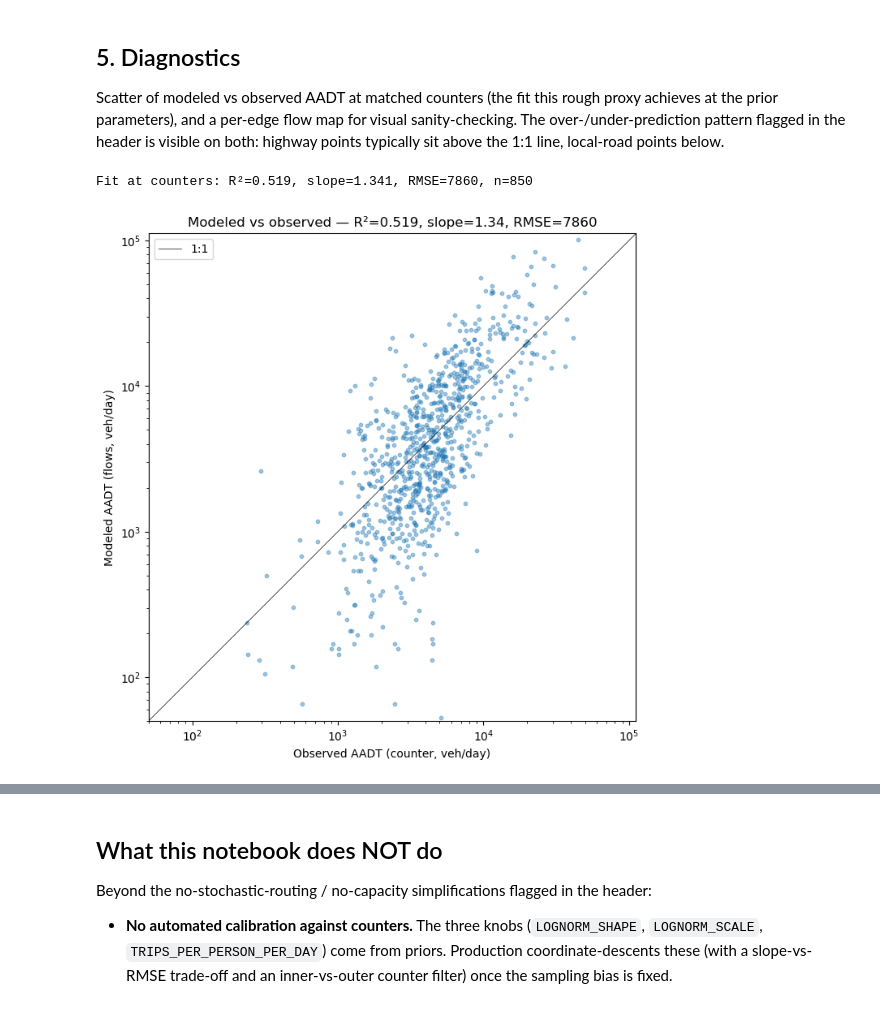
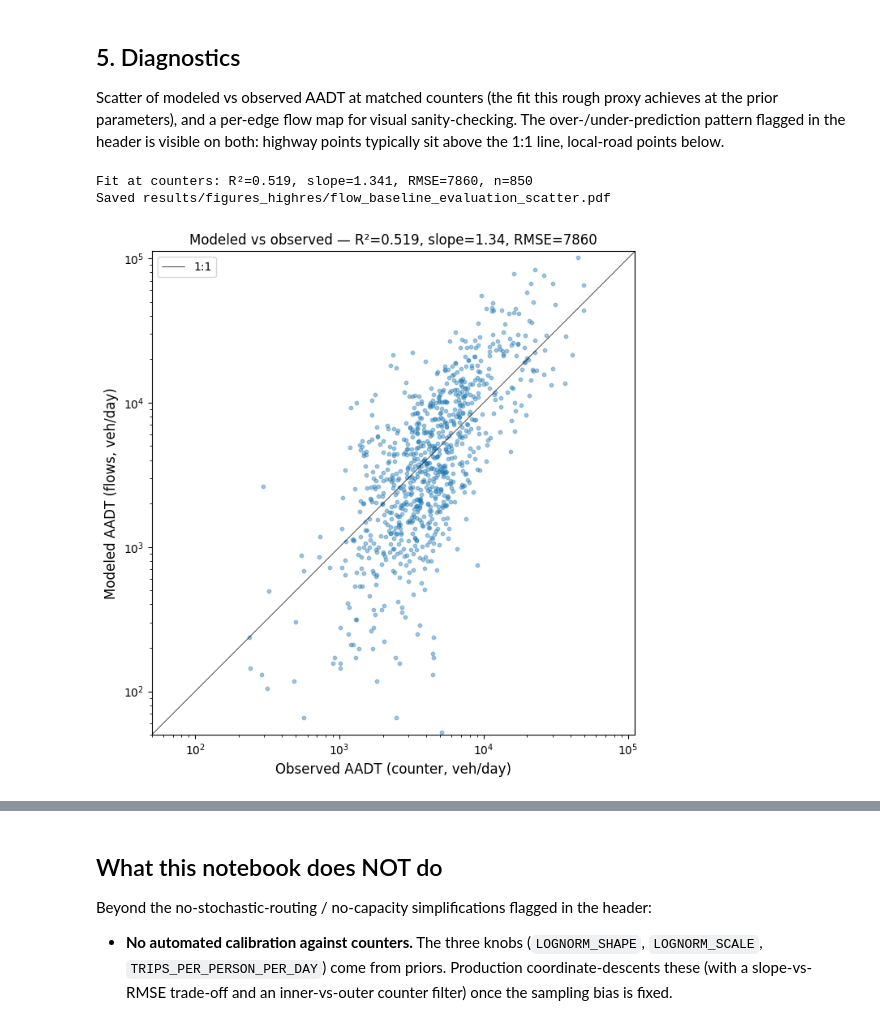
Before and after one commit to mmiotti/aperta, a Jupyter notebook: examples/extended/traffic_flows.ipynb, the cells around one changed output, grey strips where cells are left out. Saved outputs shown, nothing was run; the diff lists cells and outputs as text; code cells hidden in the pictures.

```diff
--- a/examples/extended/traffic_flows.ipynb
+++ b/examples/extended/traffic_flows.ipynb
@@ -335,22 +335,26 @@ typically sit above the 1:1 line, local-road points below.
 # %%
 ev = calibration.evaluate_against_counters(flows, counters)
 print(f"Fit at counters: R²={ev['r2']:.3f}, slope={ev['slope']:.3f}, "
       f"RMSE={ev['rmse']:.0f}, n={ev['n_matched']:,}")
 
+import _figures as figures   # noqa: E402  — project-local plot helpers
 m = ev['merged']
 fig, ax = plt.subplots(figsize=(7, 7))
 ax.scatter(m['observed'], m['modeled'], s=10, alpha=0.4, color='tab:blue')
 lim = float(max(m['observed'].max(), m['modeled'].max())) * 1.1
 ax.plot([1, lim], [1, lim], color='black', linewidth=0.5, label='1:1')
 ax.set_xscale('log'); ax.set_yscale('log')
 ax.set_xlim(50, lim); ax.set_ylim(50, lim)
 ax.set_xlabel('Observed AADT (counter, veh/day)')
 ax.set_ylabel('Modeled AADT (flows, veh/day)')
 ax.set_title(f'Modeled vs observed — R²={ev["r2"]:.3f}, '
              f'slope={ev["slope"]:.2f}, RMSE={ev["rmse"]:.0f}')
 ax.set_aspect('equal'); ax.legend()
-plt.tight_layout(); plt.show()
+plt.tight_layout()
+figures.save_figure(fig, 'flow_baseline_evaluation_scatter', ext='pdf')
+plt.show()
 # %% [output]
 Fit at counters: R²=0.519, slope=1.341, RMSE=7860, n=850
+Saved results/figures_highres/flow_baseline_evaluation_scatter.pdf
-[figure, old version]
+[figure, new version]
 # %%
```
Also changed, not shown: parts of 1 cell of this notebook, 25 other files.
